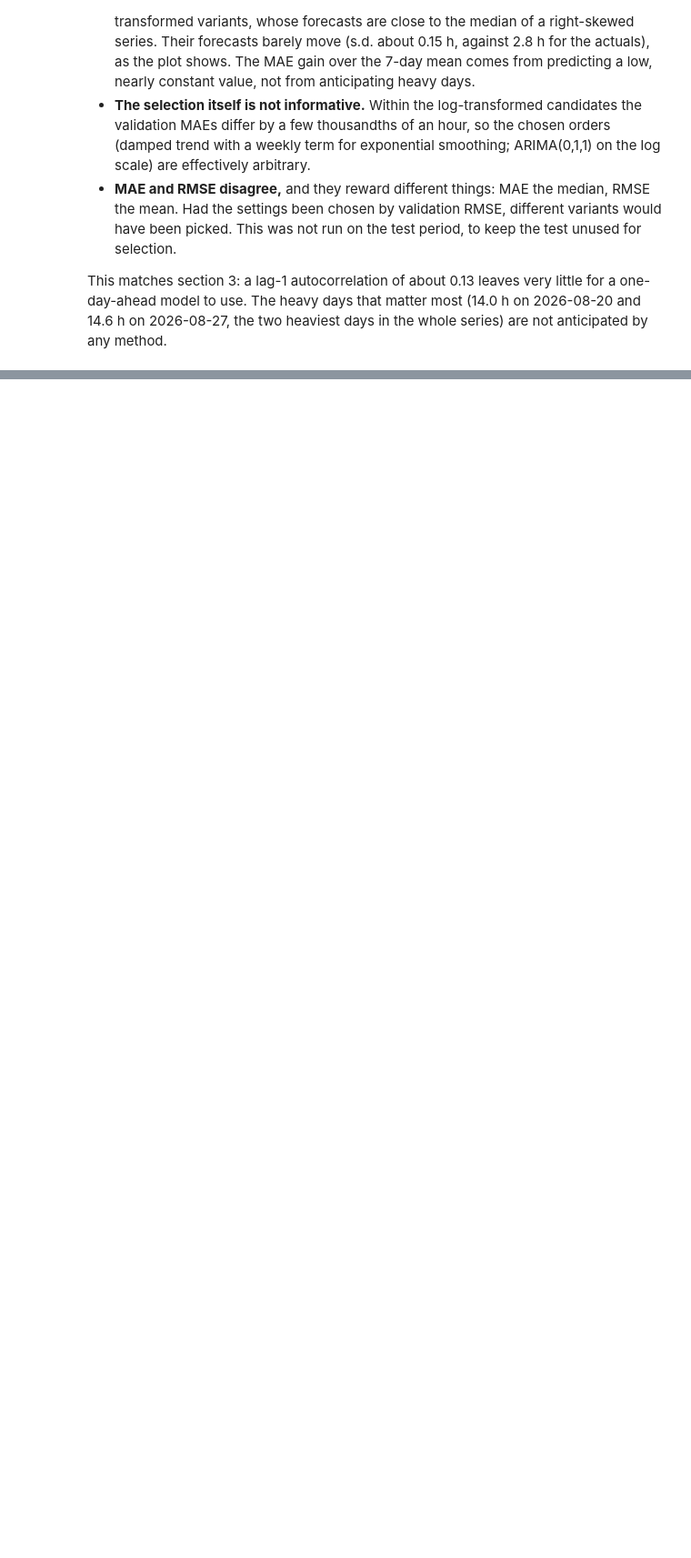
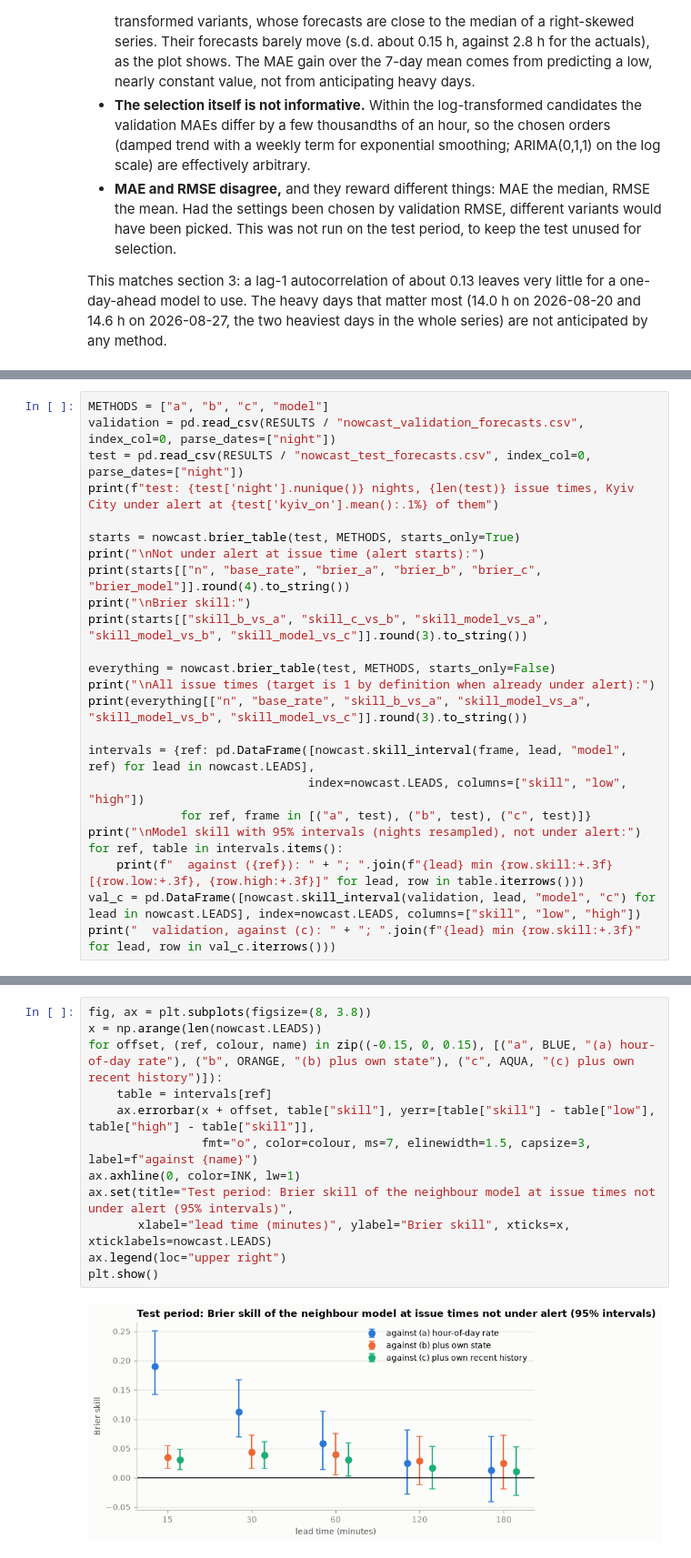
Before and after one commit to kudlayoleksandr-cpu/AirAlertAnalysis, a Jupyter notebook: notebooks/analysis.ipynb, the cells around one changed output, grey strips where cells are left out. Shown at 91% size. Cells and saved outputs as stored; diff of their text form; blank space fills up the shorter version.

```diff
--- a/notebooks/analysis.ipynb
+++ b/notebooks/analysis.ipynb
@@ -542,0 +626,24 @@ This matches section 3: a lag-1 autocorrelation of about 0.13 leaves very little
+# %%
+METHODS = ["a", "b", "c", "model"]
+validation = pd.read_csv(RESULTS / "nowcast_validation_forecasts.csv", index_col=0, parse_dates=["night"])
+test = pd.read_csv(RESULTS / "nowcast_test_forecasts.csv", index_col=0, parse_dates=["night"])
+print(f"test: {test['night'].nunique()} nights, {len(test)} issue times, Kyiv City under alert at {test['kyiv_on'].mean():.1%} of them")
+
+starts = nowcast.brier_table(test, METHODS, starts_only=True)
+print("\nNot under alert at issue time (alert starts):")
+print(starts[["n", "base_rate", "brier_a", "brier_b", "brier_c", "brier_model"]].round(4).to_string())
+print("\nBrier skill:")
+print(starts[["skill_b_vs_a", "skill_c_vs_b", "skill_model_vs_a", "skill_model_vs_b", "skill_model_vs_c"]].round(3).to_string())
+
+everything = nowcast.brier_table(test, METHODS, starts_only=False)
+print("\nAll issue times (target is 1 by definition when already under alert):")
+print(everything[["n", "base_rate", "skill_b_vs_a", "skill_model_vs_a", "skill_model_vs_b", "skill_model_vs_c"]].round(3).to_string())
+
+intervals = {ref: pd.DataFrame([nowcast.skill_interval(frame, lead, "model", ref) for lead in nowcast.LEADS],
+                               index=nowcast.LEADS, columns=["skill", "low", "high"])
+             for ref, frame in [("a", test), ("b", test), ("c", test)]}
+print("\nModel skill with 95% intervals (nights resampled), not under alert:")
+for ref, table in intervals.items():
+    print(f"  against ({ref}): " + "; ".join(f"{lead} min {row.skill:+.3f} [{row.low:+.3f}, {row.high:+.3f}]" for lead, row in table.iterrows()))
+val_c = pd.DataFrame([nowcast.skill_interval(validation, lead, "model", "c") for lead in nowcast.LEADS], index=nowcast.LEADS, columns=["skill", "low", "high"])
+print("  validation, against (c): " + "; ".join(f"{lead} min {row.skill:+.3f}" for lead, row in val_c.iterrows()))
@@ -542,0 +668,14 @@ This matches section 3: a lag-1 autocorrelation of about 0.13 leaves very little
+# %%
+fig, ax = plt.subplots(figsize=(8, 3.8))
+x = np.arange(len(nowcast.LEADS))
+for offset, (ref, colour, name) in zip((-0.15, 0, 0.15), [("a", BLUE, "(a) hour-of-day rate"), ("b", ORANGE, "(b) plus own state"), ("c", AQUA, "(c) plus own recent history")]):
+    table = intervals[ref]
+    ax.errorbar(x + offset, table["skill"], yerr=[table["skill"] - table["low"], table["high"] - table["skill"]],
+                fmt="o", color=colour, ms=7, elinewidth=1.5, capsize=3, label=f"against {name}")
+ax.axhline(0, color=INK, lw=1)
+ax.set(title="Test period: Brier skill of the neighbour model at issue times not under alert (95% intervals)",
+       xlabel="lead time (minutes)", ylabel="Brier skill", xticks=x, xticklabels=nowcast.LEADS)
+ax.legend(loc="upper right")
+plt.show()
+# %% [output]
+[figure, added]
```
Also changed, not shown: parts of 17 cells of this notebook, 1 other file.
